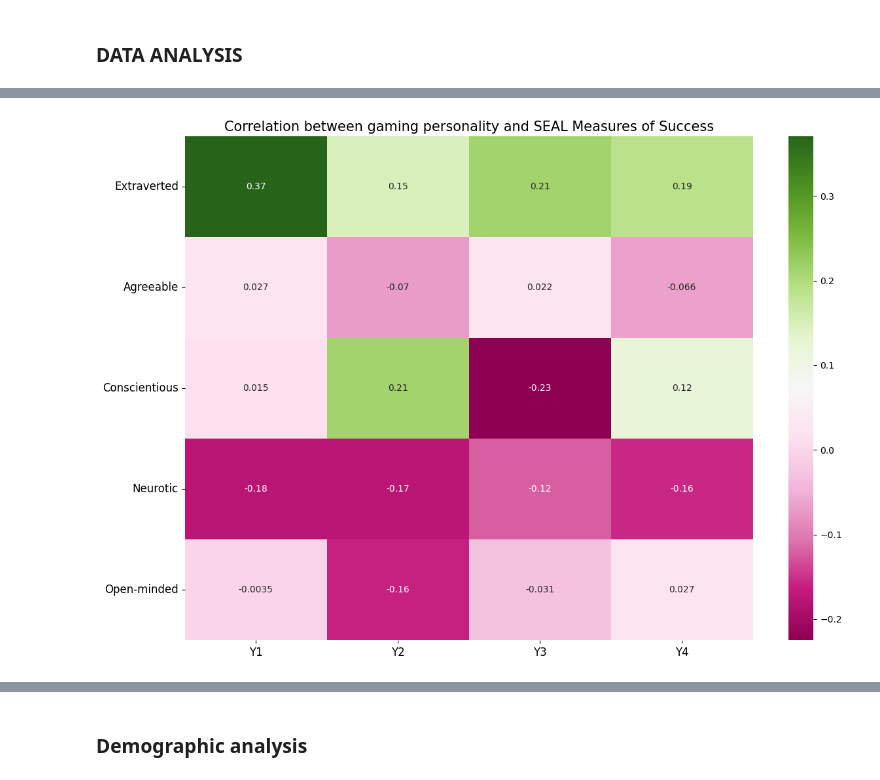
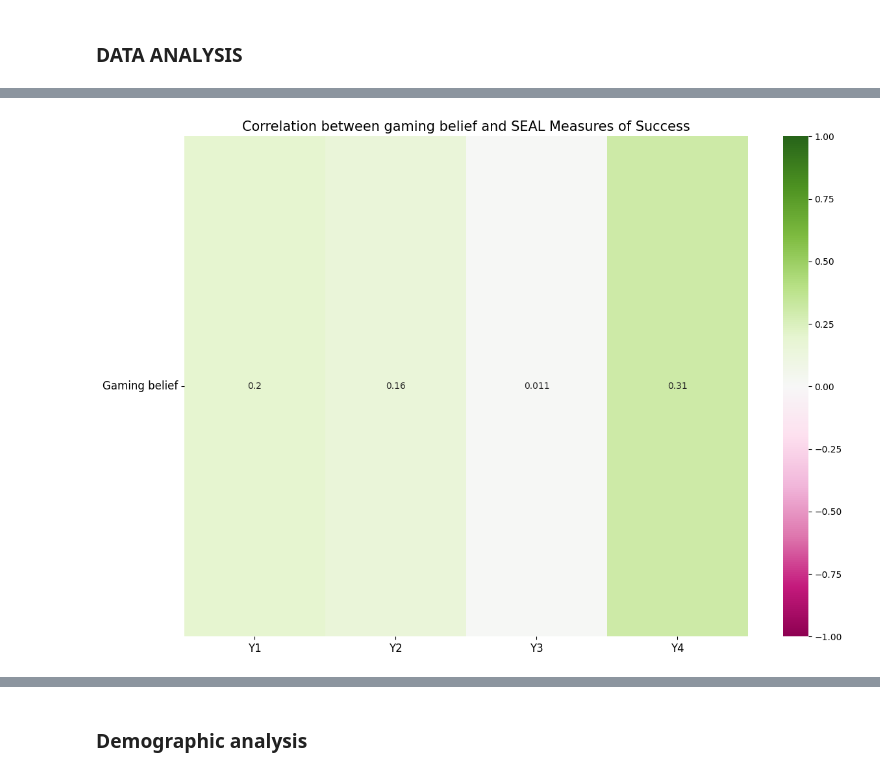
Before and after one commit to blobgoat/gamification_data_analysis, a Jupyter notebook: Notebooks/students_gaming_belief/highschool_analysis.ipynb, the cells around one changed output, grey strips where cells are left out. Cells and saved outputs as stored; diff of their text form; code cells hidden in the pictures.

Commit message:
gamer belief studies

```diff
--- a/Notebooks/student_study/student_analysis.ipynb
+++ b/Notebooks/students_gaming_belief/highschool_analysis.ipynb
@@ -219,0 +183,7 @@ Name: Feeling immersed in the story/plot, dtype: float64
+# %%
+### Columns for analysis
+GAMING_BELIEF = 'When I use the SEAL Sudoku Sheet Tools, I feel like I am playing a game. '
+print(GAMING_BELIEF)
+
+# summary of data
+print(x_data[GAMING_BELIEF].describe())
@@ -220,20 +201,21 @@ Name: Feeling immersed in the story/plot, dtype: float64
 # %%
-## personality heat map
-
-data_combined = pd.concat([x_data[PERSONALITY], y_data], axis=1)
-personality_labels = ["Extraverted", "Agreeable", "Conscientious", "Neurotic", "Open-minded"]
+## heat map
+data_combined = pd.concat([x_data[GAMING_BELIEF], y_data], axis=1)
+personality_labels = ["Gaming belief"]
 y_labels = ["Y1", "Y2", "Y3", "Y4"]
 # Calculate the correlation matrix
 correlation_matrix = data_combined.corr()
-correlation_matrix = correlation_matrix.loc[PERSONALITY, Y_COLS]
+correlation_matrix = correlation_matrix.loc[GAMING_BELIEF, Y_COLS]
+correlation_matrix = correlation_matrix.to_frame().T
+
 
 # Plot the correlation matrix heatmap
 plt.figure(figsize=(14, 10))
-graph = sns.heatmap(correlation_matrix, annot=True, cmap='PiYG', cbar=True, annot_kws={'size': 10}, fmt='.2g')
-plt.title("Correlation between gaming personality and SEAL Measures of Success", fontsize = 15)
+graph = sns.heatmap(correlation_matrix, annot=True, cmap='PiYG', cbar=True, annot_kws={'size': 10}, fmt='.2g', vmin = -1, vmax = 1)
+plt.title("Correlation between gaming belief and SEAL Measures of Success", fontsize = 15)
 graph.set_yticklabels(personality_labels, rotation=0, fontsize=12)
 graph.set_xticklabels(y_labels, rotation=0, ha="center", fontsize=12)
-plt.savefig("Personality_Students.png", dpi=300, bbox_inches='tight')
+plt.savefig("gaming_belief_all.png", dpi=300, bbox_inches='tight')
 plt.show()
 # %% [output]
-[figure, old version]
+[figure, new version]
```
Also changed, not shown: parts of 6 cells of this notebook, 51 other files.
